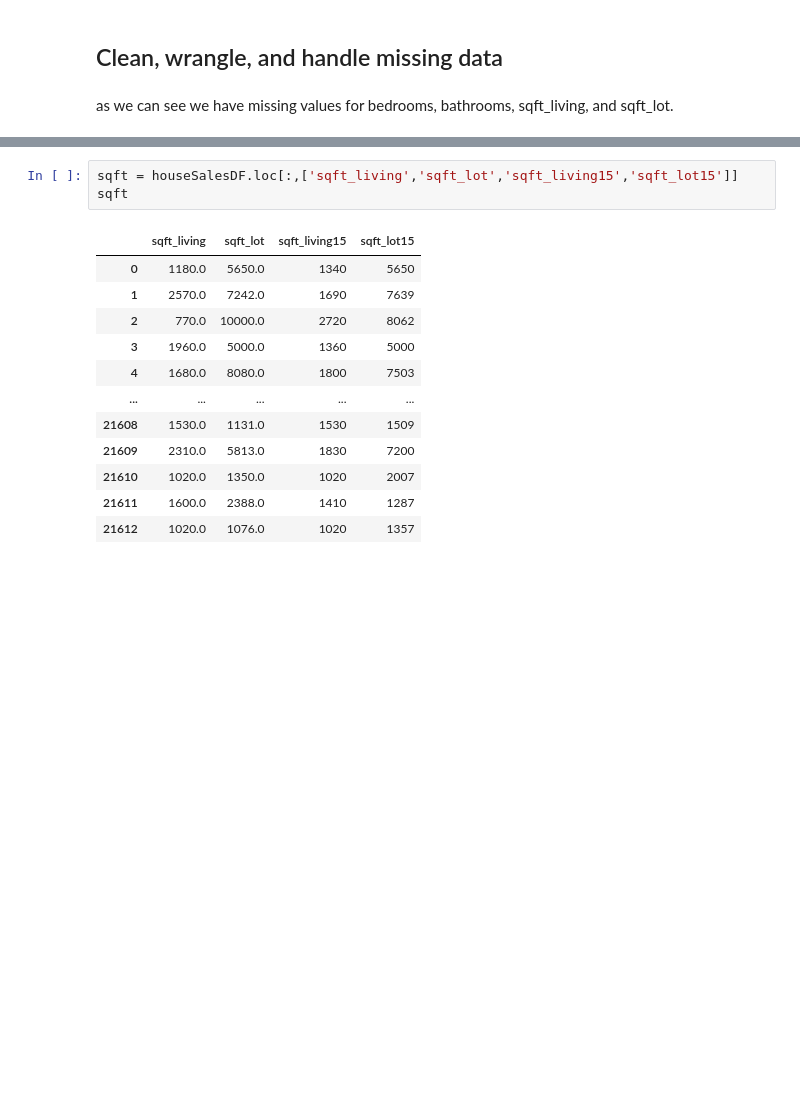
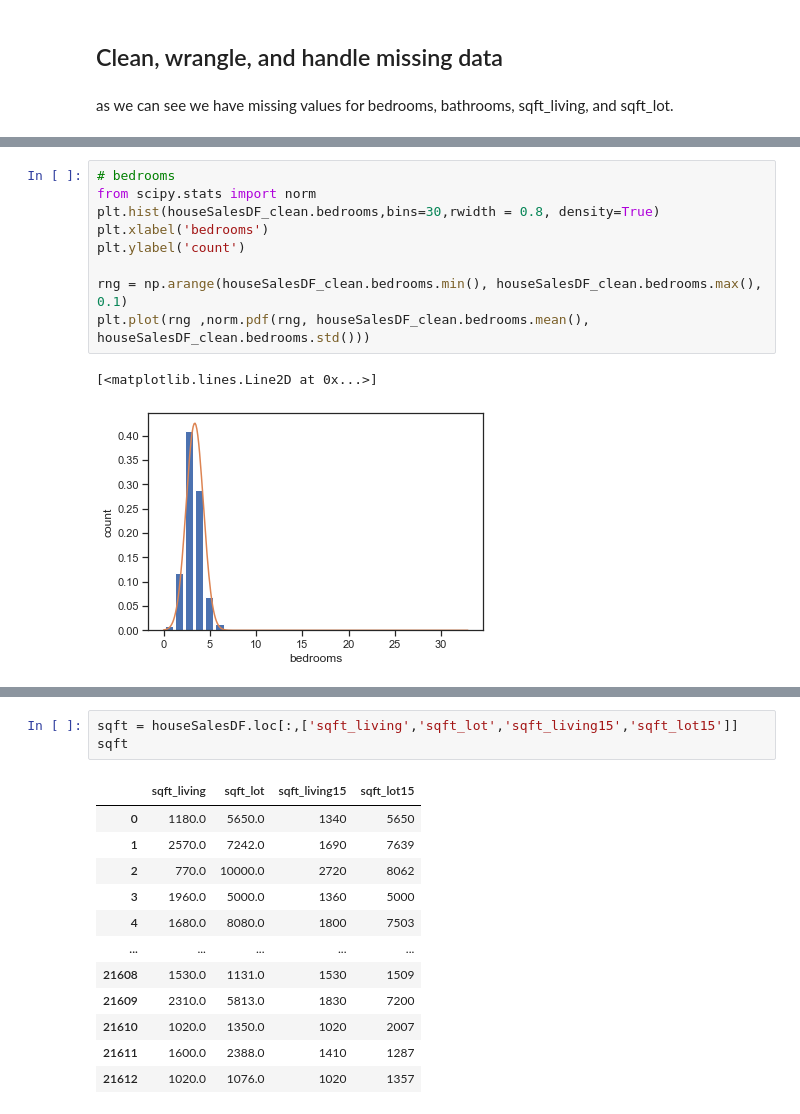
Before and after one commit to ruddysimon/ADS500B-Project, a Jupyter notebook: HouseSalesWashington.ipynb, the cells around one changed output, grey strips where cells are left out. Saved outputs shown, nothing was run; the diff lists cells and outputs as text; blank space fills up the shorter version.

```diff
--- a/HouseSalesWashington.ipynb
+++ b/HouseSalesWashington.ipynb
@@ -296,0 +364,12 @@ dtype: int64
+# %%
+# bedrooms
+from scipy.stats import norm
+plt.hist(houseSalesDF_clean.bedrooms,bins=30,rwidth = 0.8, density=True)
+plt.xlabel('bedrooms')
+plt.ylabel('count')
+
+rng = np.arange(houseSalesDF_clean.bedrooms.min(), houseSalesDF_clean.bedrooms.max(), 0.1)
+plt.plot(rng ,norm.pdf(rng, houseSalesDF_clean.bedrooms.mean(), houseSalesDF_clean.bedrooms.std()))
+# %% [output]
+[<matplotlib.lines.Line2D at 0x...>]
+[figure, added]
```
Also changed, not shown: parts of 25 cells of this notebook.
